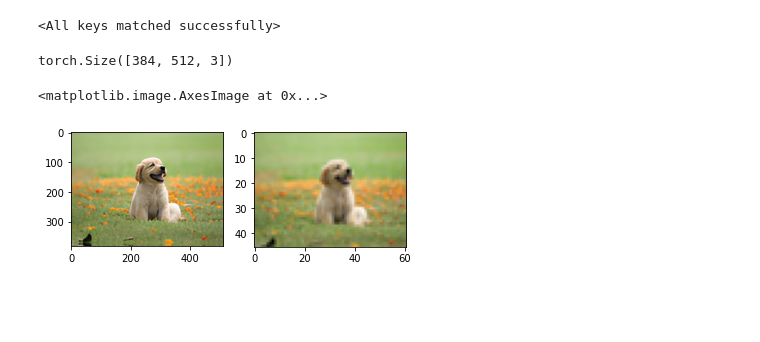
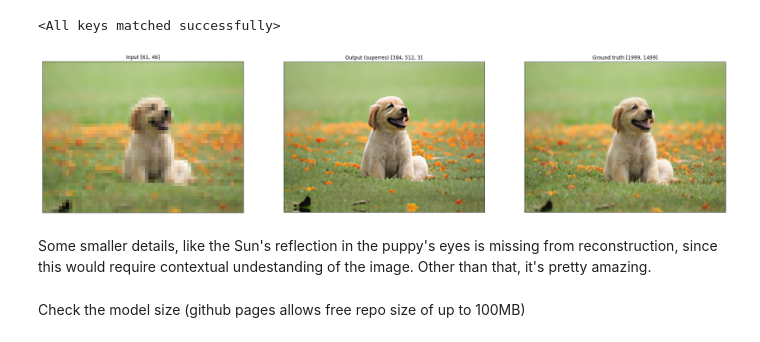
Before and after one commit to tornikeo/kaggle, a Jupyter notebook: swinir-to-tfjs.ipynb, the cells around one changed output. Drawn from its saved outputs; the diff is of its cells as text; code cells hidden in the pictures; blank space fills up the shorter version.

```diff
--- a/swinir-to-tfjs.ipynb
+++ b/swinir-to-tfjs.ipynb
@@ -170,7 +181,7 @@ def swinir_upsample(image):
         img_lq = torch.cat([img_lq, torch.flip(img_lq, [2])], 2)[:, :, :h_old + h_pad, :]
         img_lq = torch.cat([img_lq, torch.flip(img_lq, [3])], 3)[:, :, :, :w_old + w_pad]
         output = model(img_lq)
-        output = output[..., :h_old *scale, :w_old *  scale]
+        output = output#[..., :h_old *scale, :w_old *  scale]
 
     # # save image
     output = output.data.squeeze().float().cpu().clamp_(0, 1).numpy()
@@ -182,16 +193,23 @@ def swinir_upsample(image):
 # cv2.imwrite(str(out_path), output)
 # %%
 img_xxs_upsampled = swinir_upsample(img_xsmall)
-# %%
-img_xxs_upsampled.shape
-# %% [output]
-torch.Size([384, 512, 3])
-# %%
-import matplotlib.pyplot as plt
-
-f,ax = plt.subplots(1,2)
-ax[0].imshow(img_xxs_upsampled)
-ax[1].imshow(img_xxsmall)
-# %% [output]
-<matplotlib.image.AxesImage at 0x...>
-[figure, removed]
+# %%
+import matplotlib.pyplot as plt
+
+f,ax = plt.subplots(1,3,figsize=(30,8))
+ax[0].imshow(img_xxsmall)
+ax[0].set_title(f'Input {list(img_xxsmall.size)}')
+ax[1].imshow(img_xxs_upsampled)
+ax[1].set_title(f'Output (superres) {list(img_xxs_upsampled.shape)}')
+ax[2].imshow(img_orig_res)
+ax[2].set_title(f'Ground truth {list(img_orig_res.size)}')
+
+for x in ax:
+    x.set_xticks([])
+    x.set_yticks([])
+# %% [output]
+[figure, added]
+# %% [markdown]
+Some smaller details, like the Sun's reflection in the puppy's eyes is missing from reconstruction, since this would require contextual undestanding of the image. Other than that, it's pretty amazing.
+# %% [markdown]
+Check the model size (github pages allows free repo size of up to 100MB)
```
Also changed, not shown: parts of 6 cells of this notebook.
